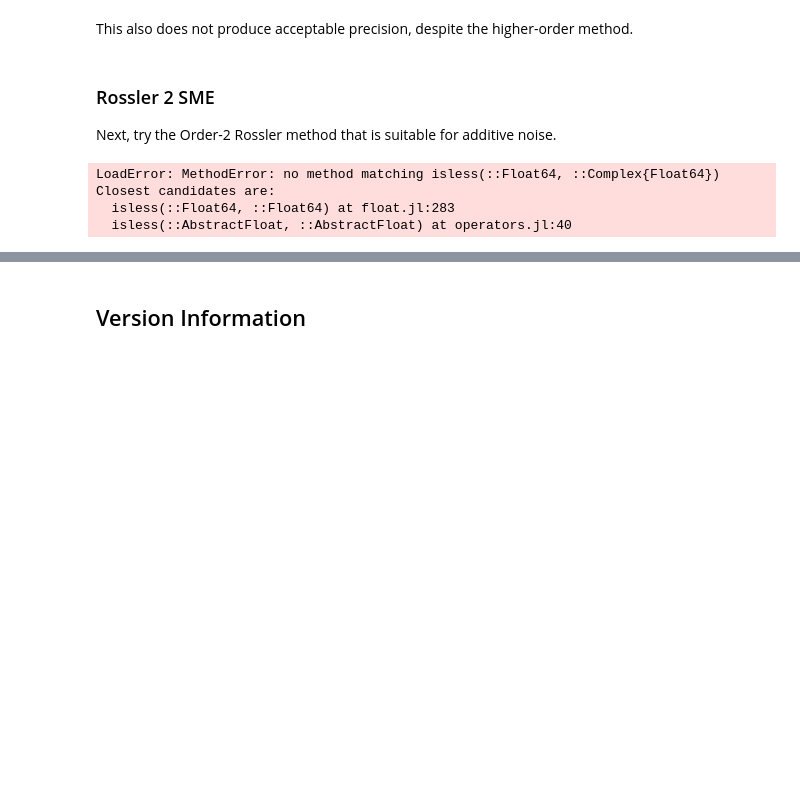
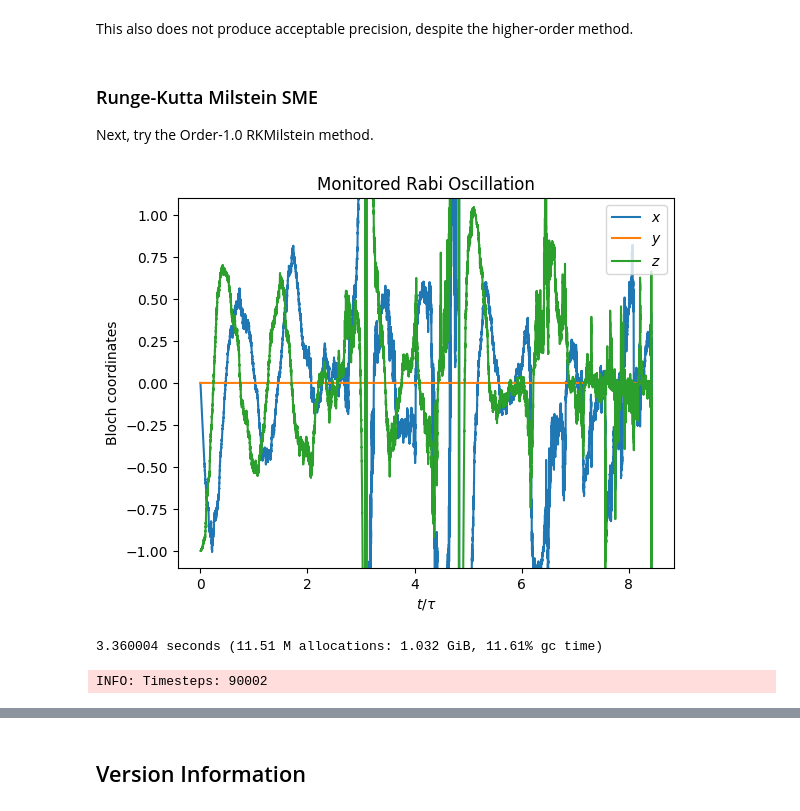
Before and after one commit to justindressel/QuantumBayesian.jl, a Jupyter notebook: notebooks/DiffEqTest.ipynb, the cells around one changed output, grey strips where cells are left out. Drawn from its saved outputs; the diff is of its cells as text; code cells hidden in the pictures; blank space fills up the shorter version.

```diff
--- a/notebooks/DiffEqTest.ipynb
+++ b/notebooks/DiffEqTest.ipynb
@@ -154,15 +156,14 @@ Closest candidates are:
 # %% [markdown]
 This also does not produce acceptable precision, despite the higher-order method.
 # %% [markdown]
-### Rossler 2 SME
-Next, try the Order-2 Rossler method that is suitable for additive noise.
+### Runge-Kutta Milstein SME
+Next, try the Order-1.0 RKMilstein method.
 # %%
-@time sol = solve(probsde, SRA1(), dt=1/10^4);
+@time sol = solve(probsde, RKMil(), dt=1/10^4);
 
 plot_solution(sol)
 # %% [output]
+[figure, added]
-LoadError: MethodError: no method matching isless(::Float64, ::Complex{Float64})
-Closest candidates are:
-  isless(::Float64, ::Float64) at float.jl:283
-  isless(::AbstractFloat, ::AbstractFloat) at operators.jl:40
+3.360004 seconds (11.51 M allocations: 1.032 GiB, 11.61% gc time)
+INFO: Timesteps: 90002
 # %%
```
Also changed, not shown: parts of 16 cells of this notebook, 1 other file.
